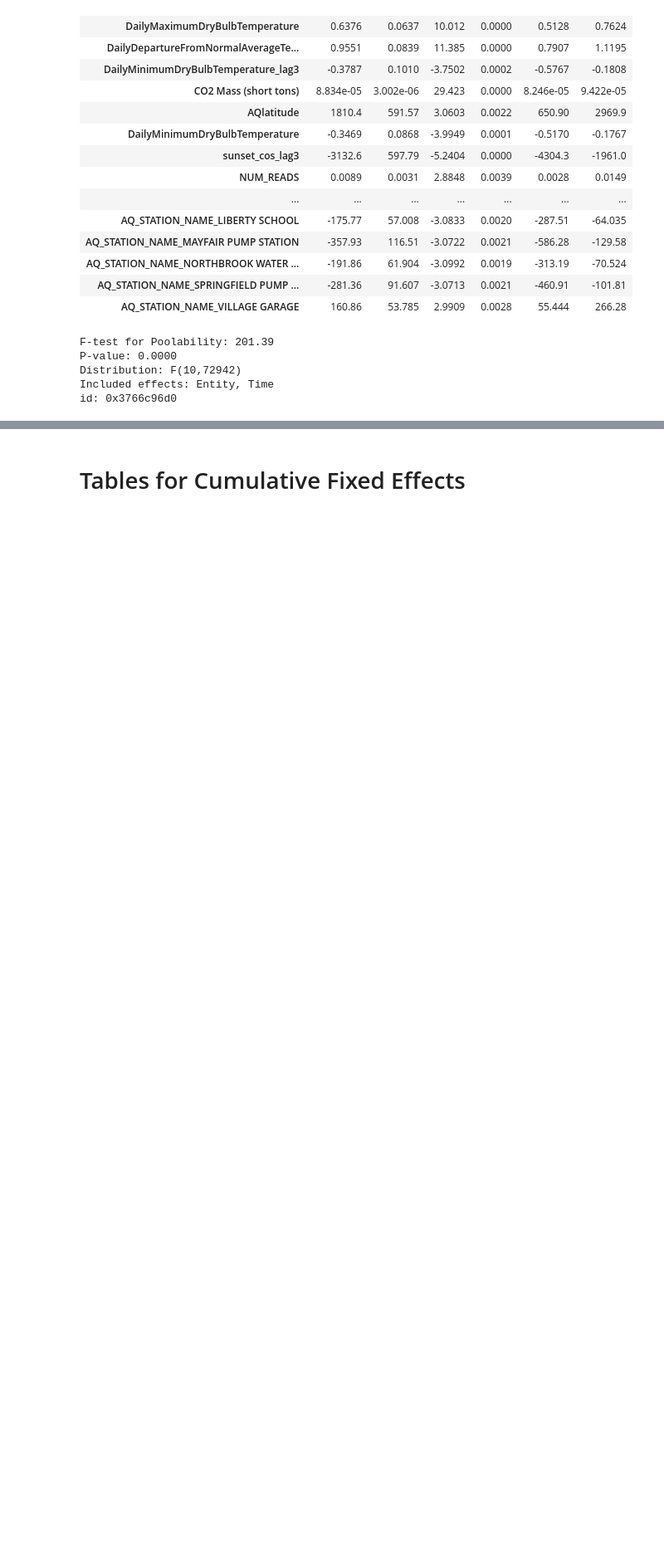
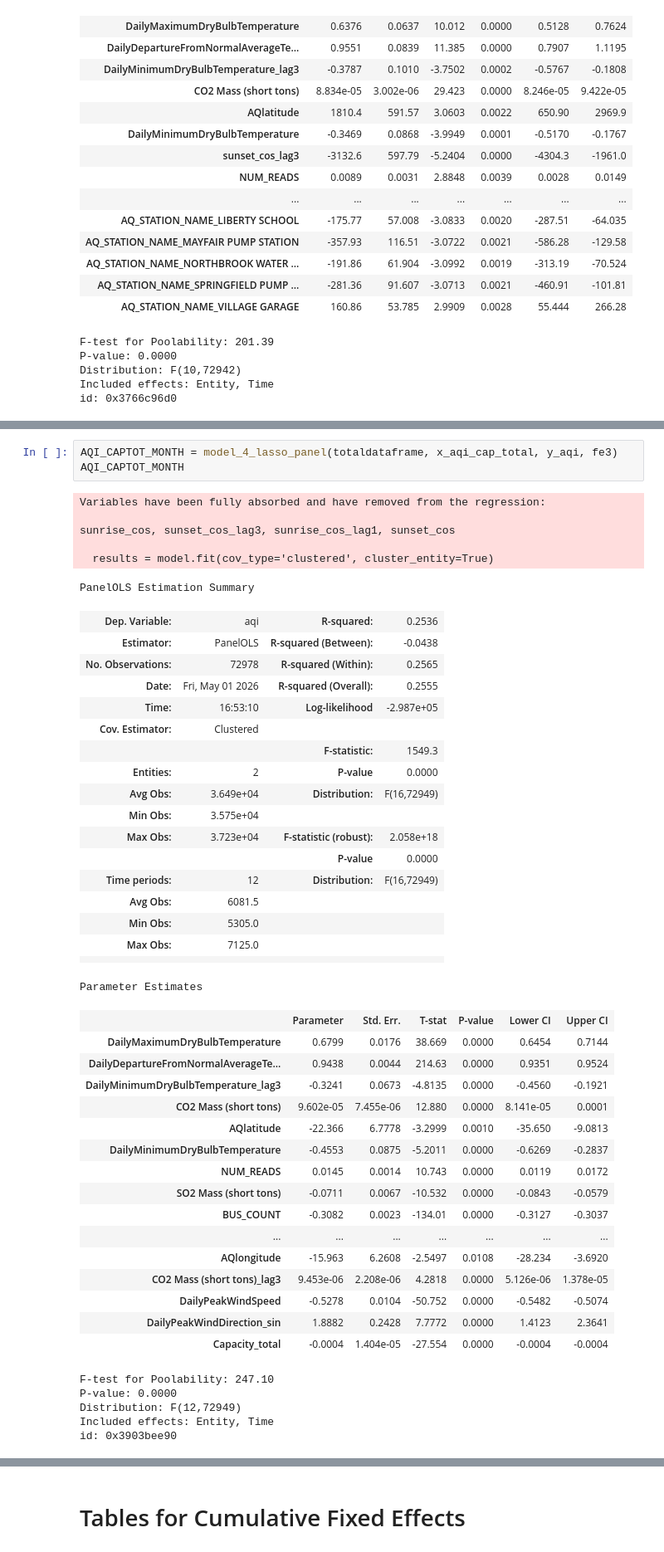
Before and after one commit to griffinberonio/AAE-724-Repo, a Jupyter notebook: Final_Model_Analysis.ipynb, the cells around one changed output, grey strips where cells are left out. Shown at 83% size. Saved outputs shown, nothing was run; the diff lists cells and outputs as text; blank space fills up the shorter version.

```diff
--- a/Final_Model_Analysis.ipynb
+++ b/Final_Model_Analysis.ipynb
@@ -1749,0 +1800,49 @@ id: 0x3766c96d0
+# %%
+AQI_CAPTOT_MONTH = model_4_lasso_panel(totaldataframe, x_aqi_cap_total, y_aqi, fe3)
+AQI_CAPTOT_MONTH
+# %% [output]
+Variables have been fully absorbed and have removed from the regression:
+
+sunrise_cos, sunset_cos_lag3, sunrise_cos_lag1, sunset_cos
+
+  results = model.fit(cov_type='clustered', cluster_entity=True)
+PanelOLS Estimation Summary
+| Dep. Variable: | aqi | R-squared: | 0.2536 |
+| Estimator: | PanelOLS | R-squared (Between): | -0.0438 |
+| No. Observations: | 72978 | R-squared (Within): | 0.2565 |
+| Date: | Fri, May 01 2026 | R-squared (Overall): | 0.2555 |
+| Time: | 16:53:10 | Log-likelihood | -2.987e+05 |
+| Cov. Estimator: | Clustered |  |  |
+|  |  | F-statistic: | 1549.3 |
+| Entities: | 2 | P-value | 0.0000 |
+| Avg Obs: | 3.649e+04 | Distribution: | F(16,72949) |
+| Min Obs: | 3.575e+04 |  |  |
+| Max Obs: | 3.723e+04 | F-statistic (robust): | 2.058e+18 |
+|  |  | P-value | 0.0000 |
+| Time periods: | 12 | Distribution: | F(16,72949) |
+| Avg Obs: | 6081.5 |  |  |
+| Min Obs: | 5305.0 |  |  |
+| Max Obs: | 7125.0 |  |  |
+|  |  |  |  |
+Parameter Estimates
+|  | Parameter | Std. Err. | T-stat | P-value | Lower CI | Upper CI |
+| DailyMaximumDryBulbTemperature | 0.6799 | 0.0176 | 38.669 | 0.0000 | 0.6454 | 0.7144 |
+| DailyDepartureFromNormalAverageTe... | 0.9438 | 0.0044 | 214.63 | 0.0000 | 0.9351 | 0.9524 |
+| DailyMinimumDryBulbTemperature_lag3 | -0.3241 | 0.0673 | -4.8135 | 0.0000 | -0.4560 | -0.1921 |
+| CO2 Mass (short tons) | 9.602e-05 | 7.455e-06 | 12.880 | 0.0000 | 8.141e-05 | 0.0001 |
+| AQlatitude | -22.366 | 6.7778 | -3.2999 | 0.0010 | -35.650 | -9.0813 |
+| DailyMinimumDryBulbTemperature | -0.4553 | 0.0875 | -5.2011 | 0.0000 | -0.6269 | -0.2837 |
+| NUM_READS | 0.0145 | 0.0014 | 10.743 | 0.0000 | 0.0119 | 0.0172 |
+| SO2 Mass (short tons) | -0.0711 | 0.0067 | -10.532 | 0.0000 | -0.0843 | -0.0579 |
+| BUS_COUNT | -0.3082 | 0.0023 | -134.01 | 0.0000 | -0.3127 | -0.3037 |
+| ... | ... | ... | ... | ... | ... | ... |
+| AQlongitude | -15.963 | 6.2608 | -2.5497 | 0.0108 | -28.234 | -3.6920 |
+| CO2 Mass (short tons)_lag3 | 9.453e-06 | 2.208e-06 | 4.2818 | 0.0000 | 5.126e-06 | 1.378e-05 |
+| DailyPeakWindSpeed | -0.5278 | 0.0104 | -50.752 | 0.0000 | -0.5482 | -0.5074 |
+| DailyPeakWindDirection_sin | 1.8882 | 0.2428 | 7.7772 | 0.0000 | 1.4123 | 2.3641 |
+| Capacity_total | -0.0004 | 1.404e-05 | -27.554 | 0.0000 | -0.0004 | -0.0004 |
+F-test for Poolability: 247.10
+P-value: 0.0000
+Distribution: F(12,72949)
+Included effects: Entity, Time
+id: 0x3903bee90
```
Also changed, not shown: parts of 3 cells of this notebook, 1 other file.
